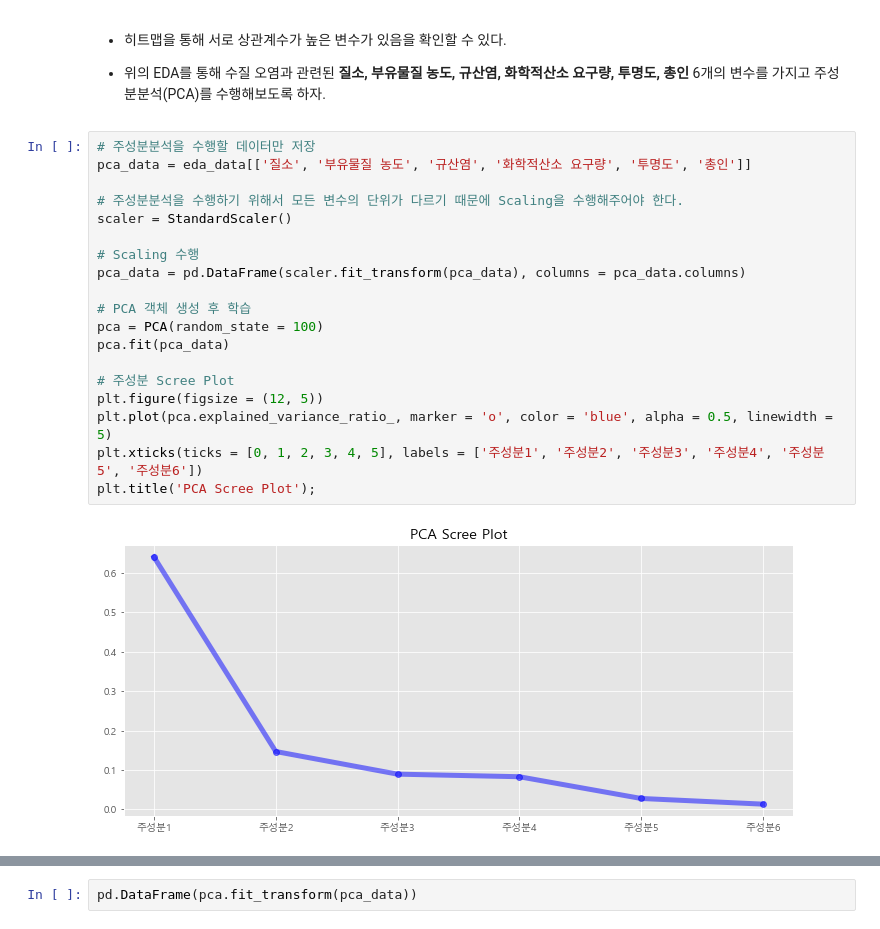
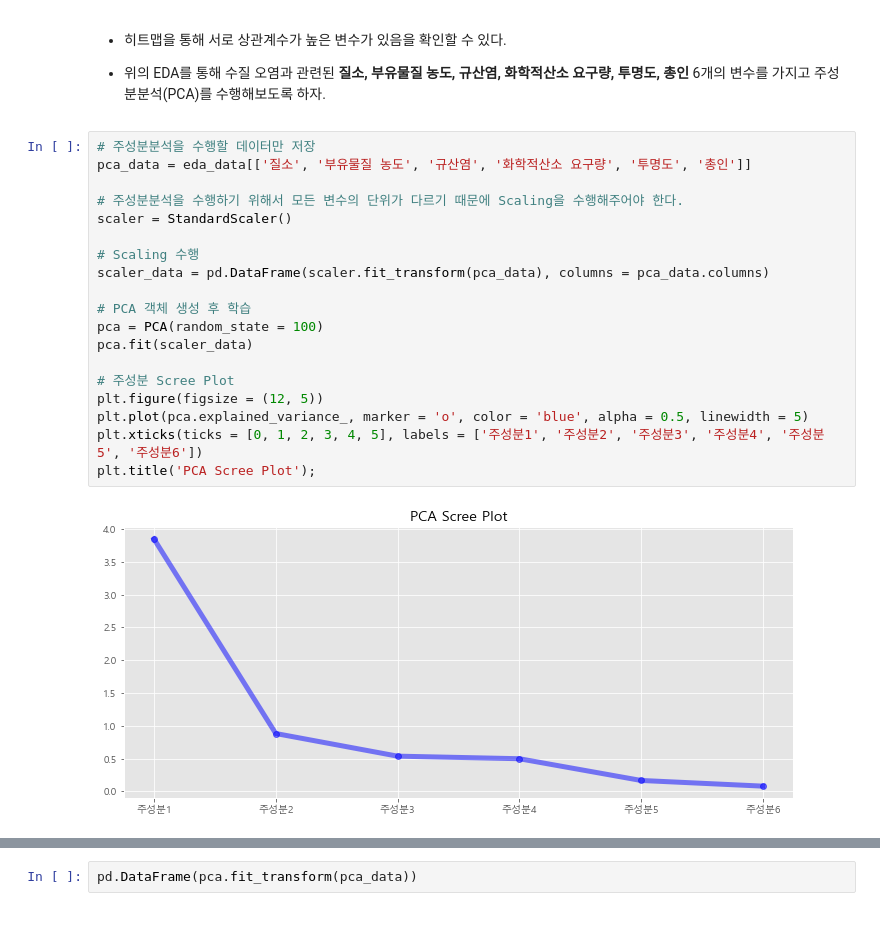
Before and after one commit to Koo-BM/DACON-JOISS, a Jupyter notebook: Python Code/Untitled.ipynb, the cells around one changed output, grey strips where cells are left out. Drawn from its saved outputs; the diff is of its cells as text.

```diff
--- a/Python Code/Untitled.ipynb
+++ b/Python Code/Untitled.ipynb
@@ -640,21 +641,21 @@ plt.show()
 # %%
 # 주성분분석을 수행할 데이터만 저장
 pca_data = eda_data[['질소', '부유물질 농도', '규산염', '화학적산소 요구량', '투명도', '총인']]
 
 # 주성분분석을 수행하기 위해서 모든 변수의 단위가 다르기 때문에 Scaling을 수행해주어야 한다.
 scaler = StandardScaler()
 
 # Scaling 수행
-pca_data = pd.DataFrame(scaler.fit_transform(pca_data), columns = pca_data.columns)
+scaler_data = pd.DataFrame(scaler.fit_transform(pca_data), columns = pca_data.columns)
 
 # PCA 객체 생성 후 학습
 pca = PCA(random_state = 100)
-pca.fit(pca_data)
+pca.fit(scaler_data)
 
 # 주성분 Scree Plot
 plt.figure(figsize = (12, 5))
-plt.plot(pca.explained_variance_ratio_, marker = 'o', color = 'blue', alpha = 0.5, linewidth = 5)
+plt.plot(pca.explained_variance_, marker = 'o', color = 'blue', alpha = 0.5, linewidth = 5)
 plt.xticks(ticks = [0, 1, 2, 3, 4, 5], labels = ['주성분1', '주성분2', '주성분3', '주성분4', '주성분5', '주성분6'])
 plt.title('PCA Scree Plot');
 # %% [output]
-[figure, old version]
+[figure, new version]
```
Also changed, not shown: parts of 11 cells of this notebook, 1 other file.
